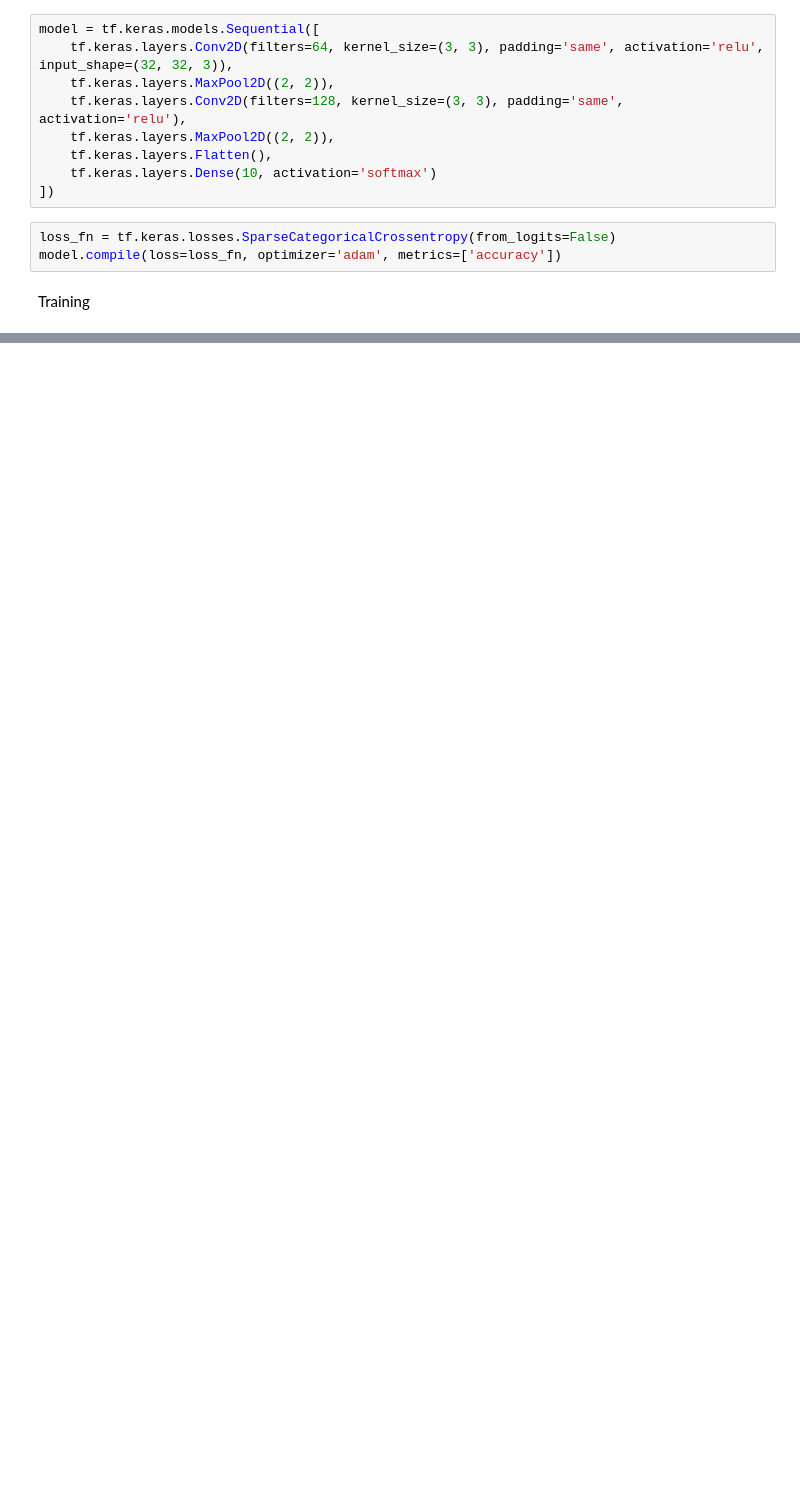
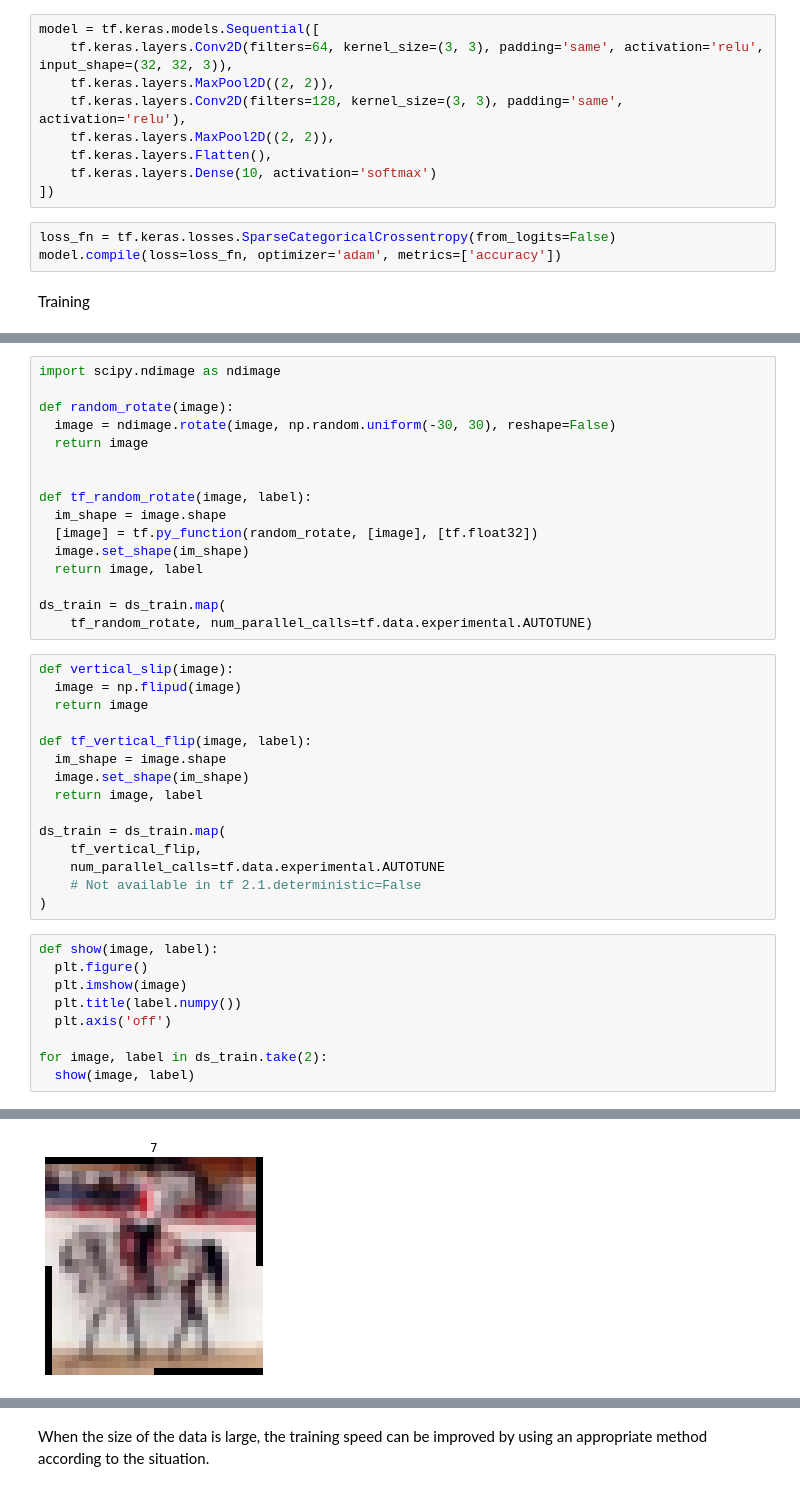
Before and after one commit to Kilvia/tf-data-handle, a Jupyter notebook: TF_data_handle.ipynb, the cells around one changed output, grey strips where cells are left out. Cells and saved outputs as stored; diff of their text form; blank space fills up the shorter version.

Commit message:
Implement using tf data API

```diff
--- a/TF_data_handle.ipynb
+++ b/TF_data_handle.ipynb
@@ -152,0 +210,41 @@ Epoch 10/10
+# %%
+import scipy.ndimage as ndimage
+
+def random_rotate(image):
+  image = ndimage.rotate(image, np.random.uniform(-30, 30), reshape=False)
+  return image
+
+
+def tf_random_rotate(image, label):
+  im_shape = image.shape
+  [image] = tf.py_function(random_rotate, [image], [tf.float32])
+  image.set_shape(im_shape)
+  return image, label
+
+ds_train = ds_train.map(
+    tf_random_rotate, num_parallel_calls=tf.data.experimental.AUTOTUNE)
+# %%
+def vertical_slip(image):
+  image = np.flipud(image)
+  return image
+
+def tf_vertical_flip(image, label):
+  im_shape = image.shape
+  image.set_shape(im_shape)
+  return image, label
+
+ds_train = ds_train.map(
+    tf_vertical_flip,
+    num_parallel_calls=tf.data.experimental.AUTOTUNE
+    # Not available in tf 2.1.deterministic=False
+)
+# %%
+def show(image, label):
+  plt.figure()
+  plt.imshow(image)
+  plt.title(label.numpy())
+  plt.axis('off')
+
+for image, label in ds_train.take(2):
+  show(image, label)
+# %% [output]
@@ -152,0 +252 @@ Epoch 10/10
+[figure, added]
@@ -152,0 +254,2 @@ Epoch 10/10
+# %% [markdown]
+When the size of the data is large, the training speed can be improved by using an appropriate method according to the situation.
```
Also changed, not shown: parts of 18 cells of this notebook.
